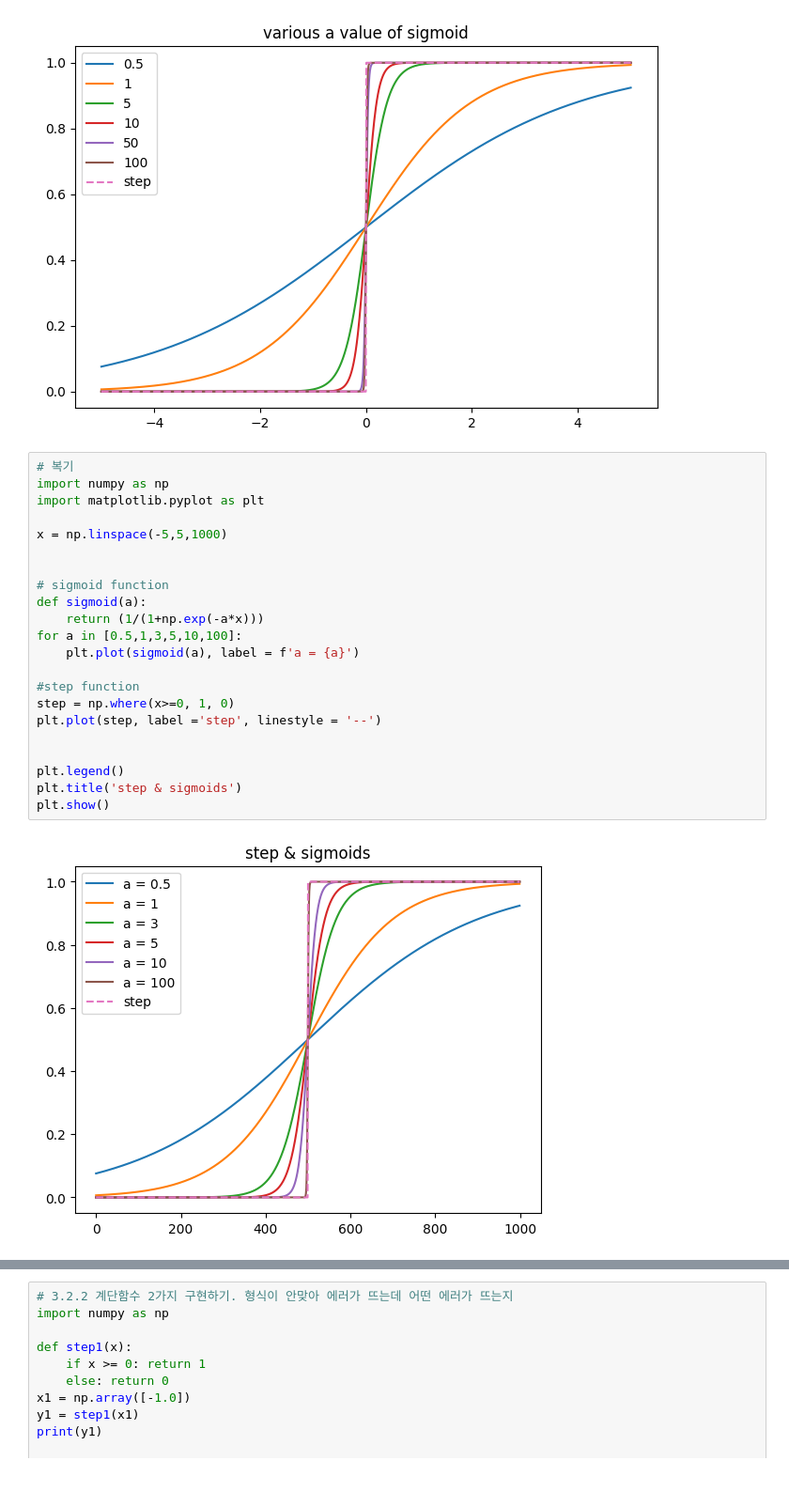
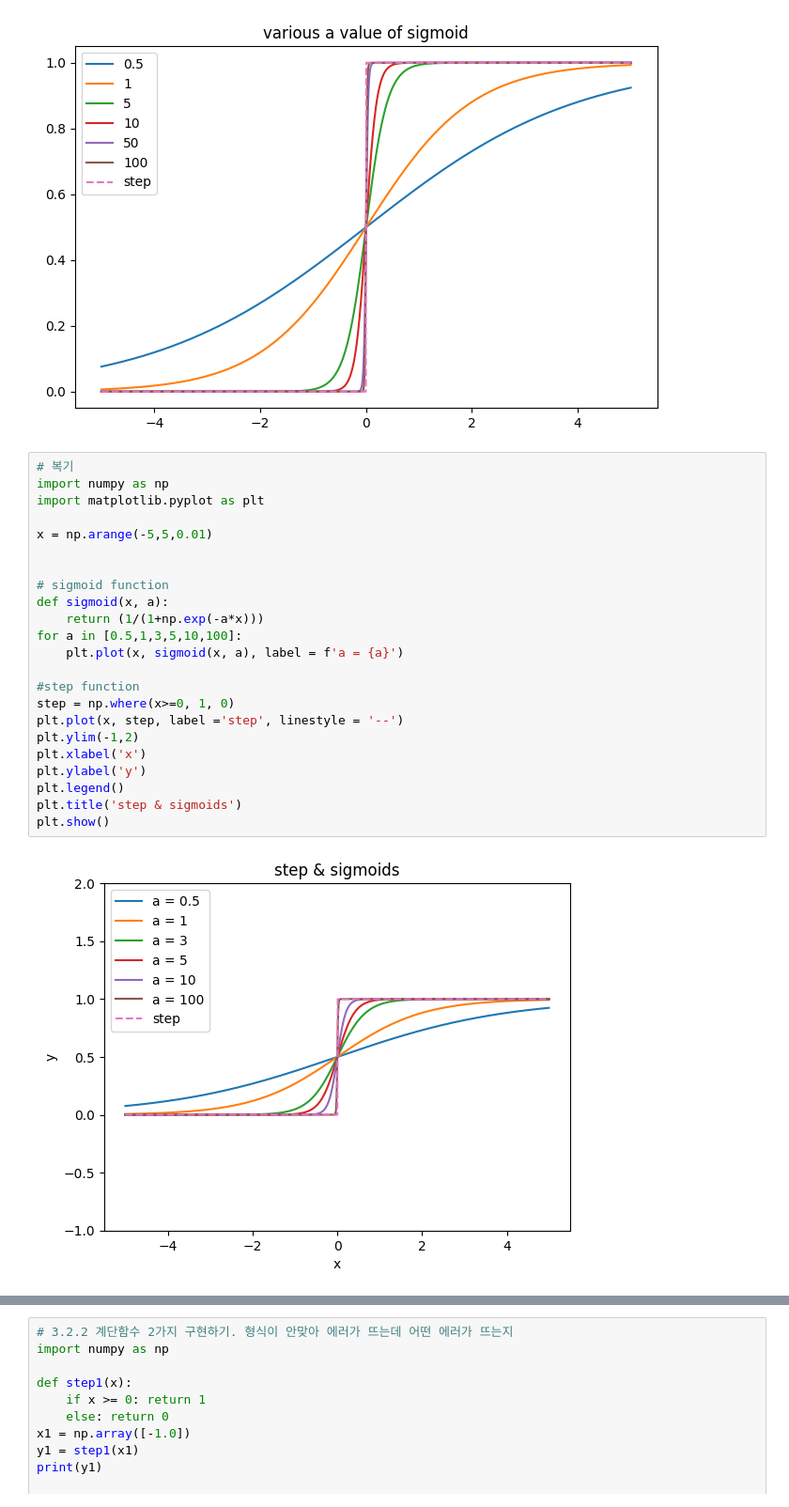
Before and after one commit to kgh2895/4-1-code, a Jupyter notebook: DL/DL_03.ipynb, the cells around one changed output, grey strips where cells are left out. Shown at 94% size. Saved outputs shown, nothing was run; the diff lists cells and outputs as text; blank space fills up the shorter version.

```diff
--- a/DL/DL_03.ipynb
+++ b/DL/DL_03.ipynb
@@ -93,27 +93,28 @@ plt.show()
 # %%
 # 복기
 import numpy as np
 import matplotlib.pyplot as plt
 
-x = np.linspace(-5,5,1000)
+x = np.arange(-5,5,0.01)
 
 
 # sigmoid function
-def sigmoid(a):
+def sigmoid(x, a):
     return (1/(1+np.exp(-a*x)))
 for a in [0.5,1,3,5,10,100]:
-    plt.plot(sigmoid(a), label = f'a = {a}')
+    plt.plot(x, sigmoid(x, a), label = f'a = {a}')
 
 #step function
 step = np.where(x>=0, 1, 0)
-plt.plot(step, label ='step', linestyle = '--')
-
-
+plt.plot(x, step, label ='step', linestyle = '--')
+plt.ylim(-1,2)
+plt.xlabel('x')
+plt.ylabel('y')
 plt.legend()
 plt.title('step & sigmoids')
 plt.show()
 # %% [output]
-[figure, old version]
+[figure, new version]
 # %%
 # softplus(x), tanh(x)
 import numpy as np
```
Also changed, not shown: parts of 7 cells of this notebook, 4 other files.
